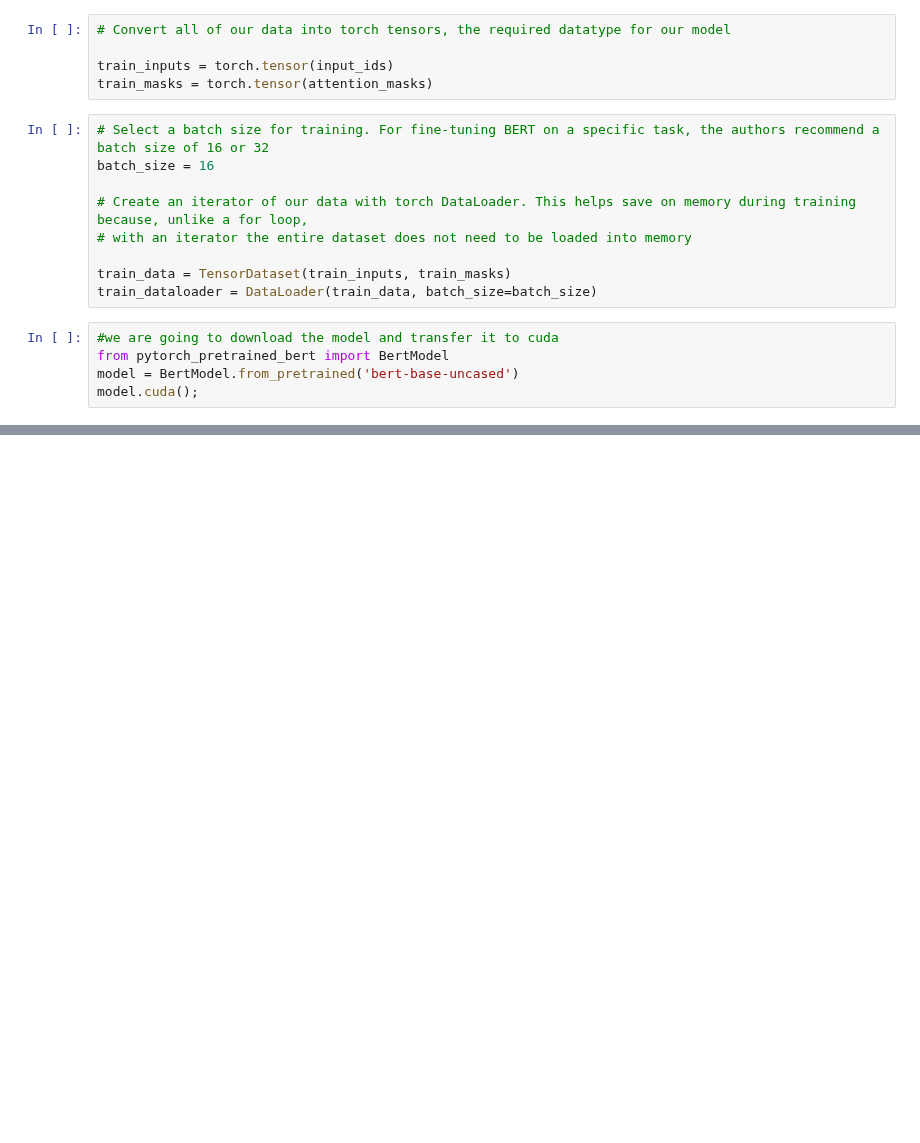
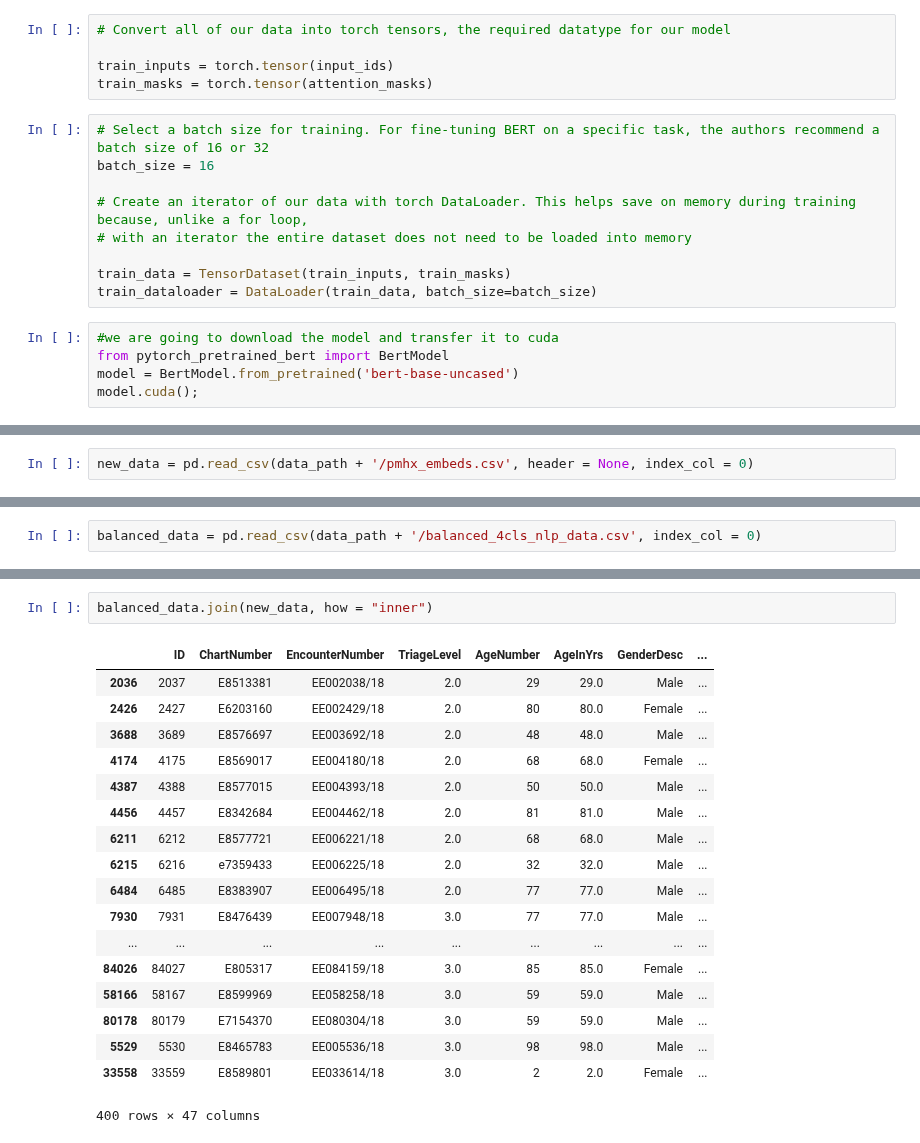
Before and after one commit to Jaskolk/ed-triage, a Jupyter notebook: BERT for embedding.ipynb, the cells around one changed output, grey strips where cells are left out. Cells and saved outputs as stored; diff of their text form; blank space fills up the shorter version.

```diff
--- a/BERT for embedding.ipynb
+++ b/BERT for embedding.ipynb
@@ -346,0 +328,2 @@ data['new'] = data['embedded_sentences'][data['CleanSubjectiveNotes'].notnull()
+# %%
+new_data = pd.read_csv(data_path + '/pmhx_embeds.csv', header = None, index_col = 0)
@@ -346,0 +361,2 @@ data['new'] = data['embedded_sentences'][data['CleanSubjectiveNotes'].notnull()
+# %%
+balanced_data = pd.read_csv(data_path + '/balanced_4cls_nlp_data.csv', index_col = 0)
@@ -346,0 +373,21 @@ data['new'] = data['embedded_sentences'][data['CleanSubjectiveNotes'].notnull()
+# %%
+balanced_data.join(new_data, how = "inner")
+# %% [output]
+|  | ID | ChartNumber | EncounterNumber | TriageLevel | AgeNumber | AgeInYrs | GenderDesc | ... |
+| 2036 | 2037 | E8513381 | EE002038/18 | 2.0 | 29 | 29.0 | Male | ... |
+| 2426 | 2427 | E6203160 | EE002429/18 | 2.0 | 80 | 80.0 | Female | ... |
+| 3688 | 3689 | E8576697 | EE003692/18 | 2.0 | 48 | 48.0 | Male | ... |
+| 4174 | 4175 | E8569017 | EE004180/18 | 2.0 | 68 | 68.0 | Female | ... |
+| 4387 | 4388 | E8577015 | EE004393/18 | 2.0 | 50 | 50.0 | Male | ... |
+| 4456 | 4457 | E8342684 | EE004462/18 | 2.0 | 81 | 81.0 | Male | ... |
+| 6211 | 6212 | E8577721 | EE006221/18 | 2.0 | 68 | 68.0 | Male | ... |
+| 6215 | 6216 | e7359433 | EE006225/18 | 2.0 | 32 | 32.0 | Male | ... |
+| 6484 | 6485 | E8383907 | EE006495/18 | 2.0 | 77 | 77.0 | Male | ... |
+| 7930 | 7931 | E8476439 | EE007948/18 | 3.0 | 77 | 77.0 | Male | ... |
+| ... | ... | ... | ... | ... | ... | ... | ... | ... |
+| 84026 | 84027 | E805317 | EE084159/18 | 3.0 | 85 | 85.0 | Female | ... |
+| 58166 | 58167 | E8599969 | EE058258/18 | 3.0 | 59 | 59.0 | Male | ... |
+| 80178 | 80179 | E7154370 | EE080304/18 | 3.0 | 59 | 59.0 | Male | ... |
+| 5529 | 5530 | E8465783 | EE005536/18 | 3.0 | 98 | 98.0 | Male | ... |
+| 33558 | 33559 | E8589801 | EE033614/18 | 3.0 | 2 | 2.0 | Female | ... |
+400 rows × 47 columns
```
Also changed, not shown: parts of 42 cells of this notebook.
